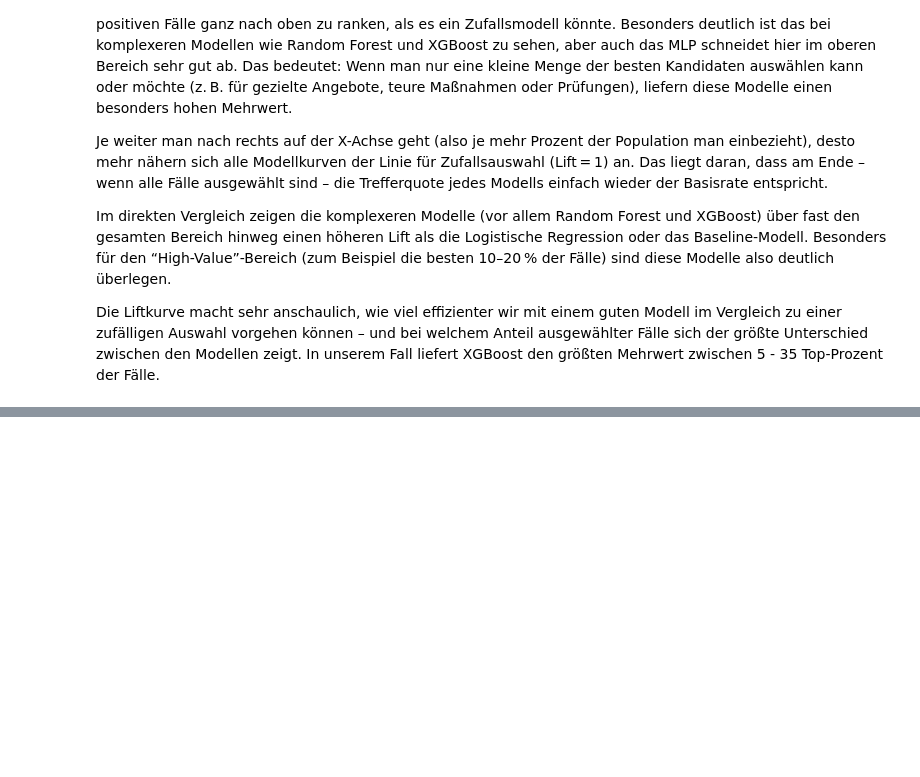
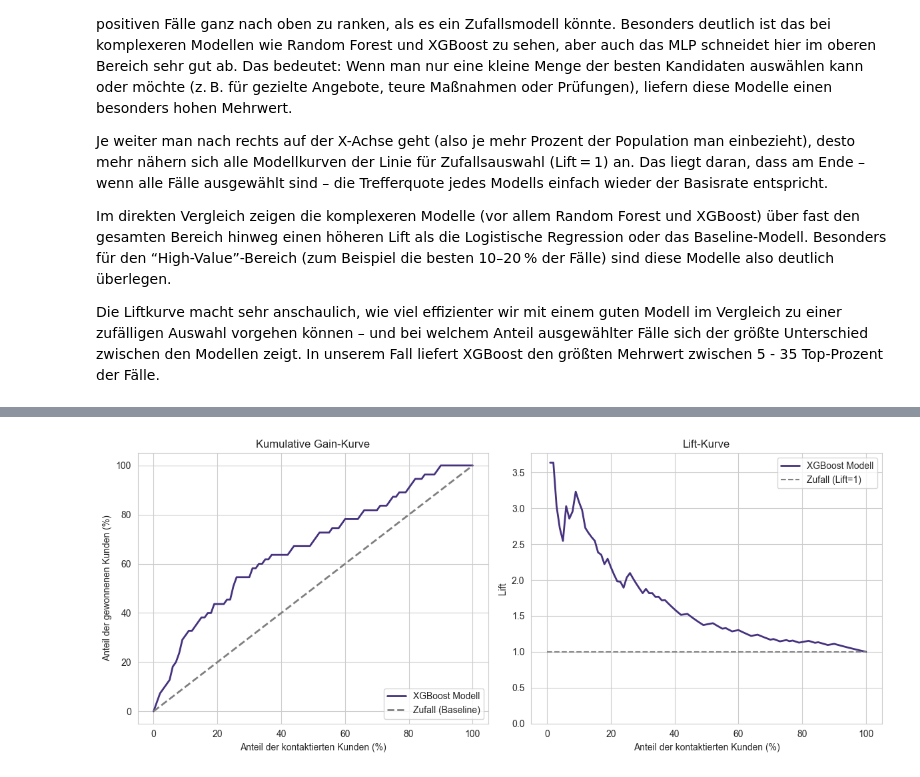
Before and after one commit to Steff72/aml_challenge, a Jupyter notebook: aml_challenge.ipynb, the cells around one changed output, grey strips where cells are left out. Saved outputs shown, nothing was run; the diff lists cells and outputs as text; code cells hidden in the pictures; blank space fills up the shorter version.

```diff
--- a/aml_challenge.ipynb
+++ b/aml_challenge.ipynb
@@ -3149,0 +3374,53 @@ Die Liftkurve macht sehr anschaulich, wie viel effizienter wir mit einem guten M
+# %%
+# Cumulative gains data for XGBoost
+
+# Sort test instances by predicted probability (descending)
+test_df = pd.DataFrame({"score": scores['XGB'], "actual": y_test_full})
+test_df = test_df.sort_values("score", ascending=False).reset_index(drop=True)
+test_df["cum_positives"] = test_df["actual"].cumsum()
+total_positives = test_df["actual"].sum()
+test_df["cum_percent_positives"] = test_df["cum_positives"] / total_positives
+test_df["percent_customers"] = np.arange(1, len(test_df) + 1) / len(test_df)
+
+# Für 100 gleichmäßige Punkte auswerten
+perc_points = np.linspace(0, 1, 101)
+model_curve = []
+for p in perc_points:
+    idx = int(np.floor(p * len(test_df))) - 1
+    if idx < 0:
+        model_curve.append(0)
+    else:
+        model_curve.append(test_df.loc[idx, "cum_percent_positives"])
+baseline_curve = perc_points  # Diagonale
+
+# LIFT-Berechnung:
+# Lift = (Erfolgsrate bis Prozent p) / (Gesamter Erfolgsrate in der Population)
+# Oder: (Anteil kumulativer Treffer bei p) / p (außer bei p=0 -> NaN)
+lift_curve = np.divide(model_curve, perc_points, out=np.zeros_like(model_curve), where=perc_points != 0)
+
+# --- Plotten mit Seaborn-Style ---
+sns.set_style("whitegrid")
+
+fig, axes = plt.subplots(1, 2, figsize=(12, 5))
+
+# 1. Kumulative Gain-Kurve
+axes[0].plot(perc_points * 100, np.array(model_curve) * 100, label="XGBoost Modell", lw=2)
+axes[0].plot(perc_points * 100, baseline_curve * 100, label="Zufall (Baseline)", color="gray", linestyle="--", lw=2)
+axes[0].set_xlabel("Anteil der kontaktierten Kunden (%)")
+axes[0].set_ylabel("Anteil der gewonnenen Kunden (%)")
+axes[0].set_title("Kumulative Gain-Kurve")
+axes[0].legend(loc="lower right")
+
+# 2. Lift-Kurve
+axes[1].plot(perc_points[1:] * 100, lift_curve[1:], label="XGBoost Modell", lw=2)  # Start bei 1 um Div0 zu vermeiden
+axes[1].hlines(1, 0, 100, colors="gray", linestyles="--", label="Zufall (Lift=1)")
+axes[1].set_xlabel("Anteil der kontaktierten Kunden (%)")
+axes[1].set_ylabel("Lift")
+axes[1].set_title("Lift-Kurve")
+axes[1].legend(loc="upper right")
+axes[1].set_ylim(bottom=0)
+
+plt.tight_layout()
+plt.show()
+# %% [output]
+[figure, added]
```
Also changed, not shown: parts of 16 cells of this notebook, 2 other files.
